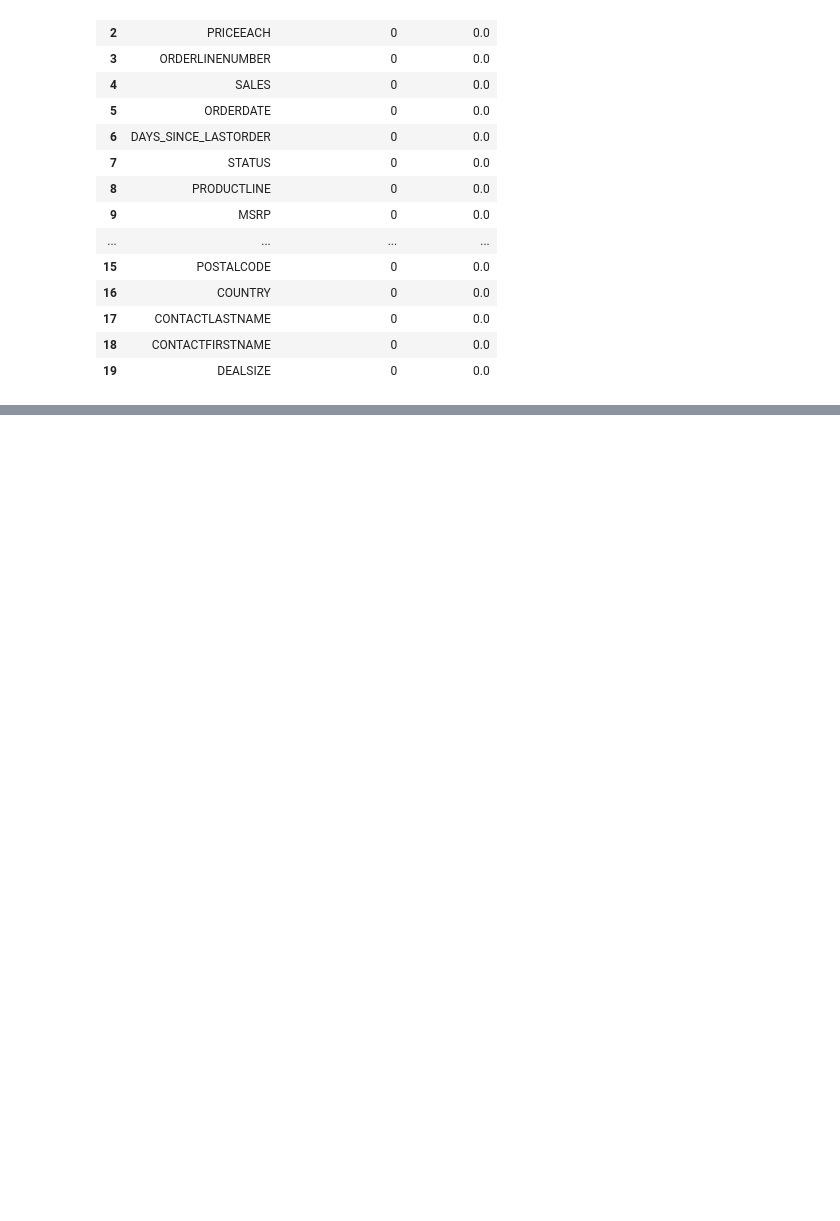
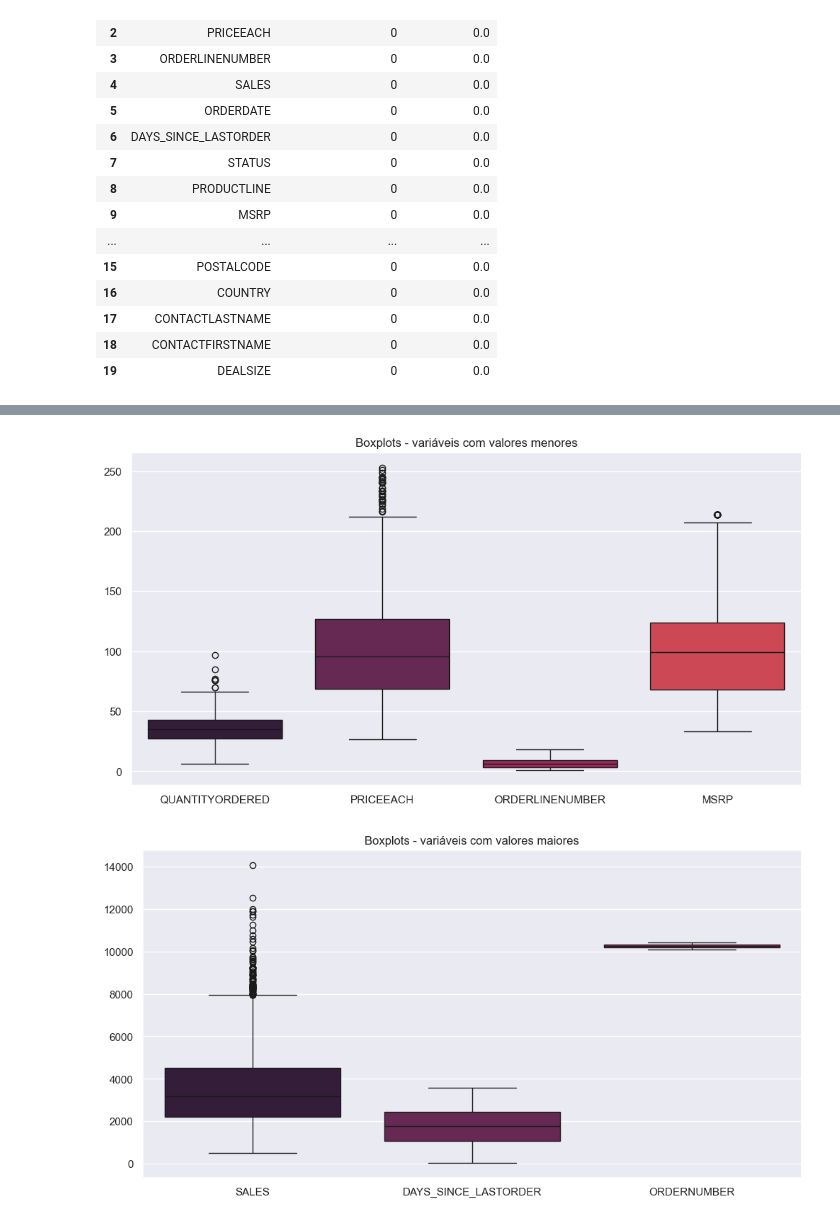
Before and after one commit to Michelyserras/Analise-vendas-automotivas, a Jupyter notebook: notebook/AnaliseAutomotiva.ipynb, the cells around one changed output, grey strips where cells are left out. Cells and saved outputs as stored; diff of their text form; code cells hidden in the pictures; blank space fills up the shorter version.

```diff
--- a/notebook/AnaliseAutomotiva.ipynb
+++ b/notebook/AnaliseAutomotiva.ipynb
@@ -149,0 +174,15 @@ Portanto, decidimos que não seria necessário realizar técnicas de limpeza de
+# %%
+# Boxplots para variáveis com valores menores
+plt.figure(figsize=(12, 6))
+sns.boxplot(data=df[['QUANTITYORDERED', 'PRICEEACH', 'ORDERLINENUMBER', 'MSRP']])
+plt.title('Boxplots - variáveis com valores menores')
+plt.show()
+
+# Boxplots para variáveis com valores maiores
+plt.figure(figsize=(12, 6))
+sns.boxplot(data=df[['SALES', 'DAYS_SINCE_LASTORDER', 'ORDERNUMBER']])
+plt.title('Boxplots - variáveis com valores maiores')
+plt.show()
+# %% [output]
+[figure, added]
+[figure, added]
```
Also changed, not shown: parts of 21 cells of this notebook.
